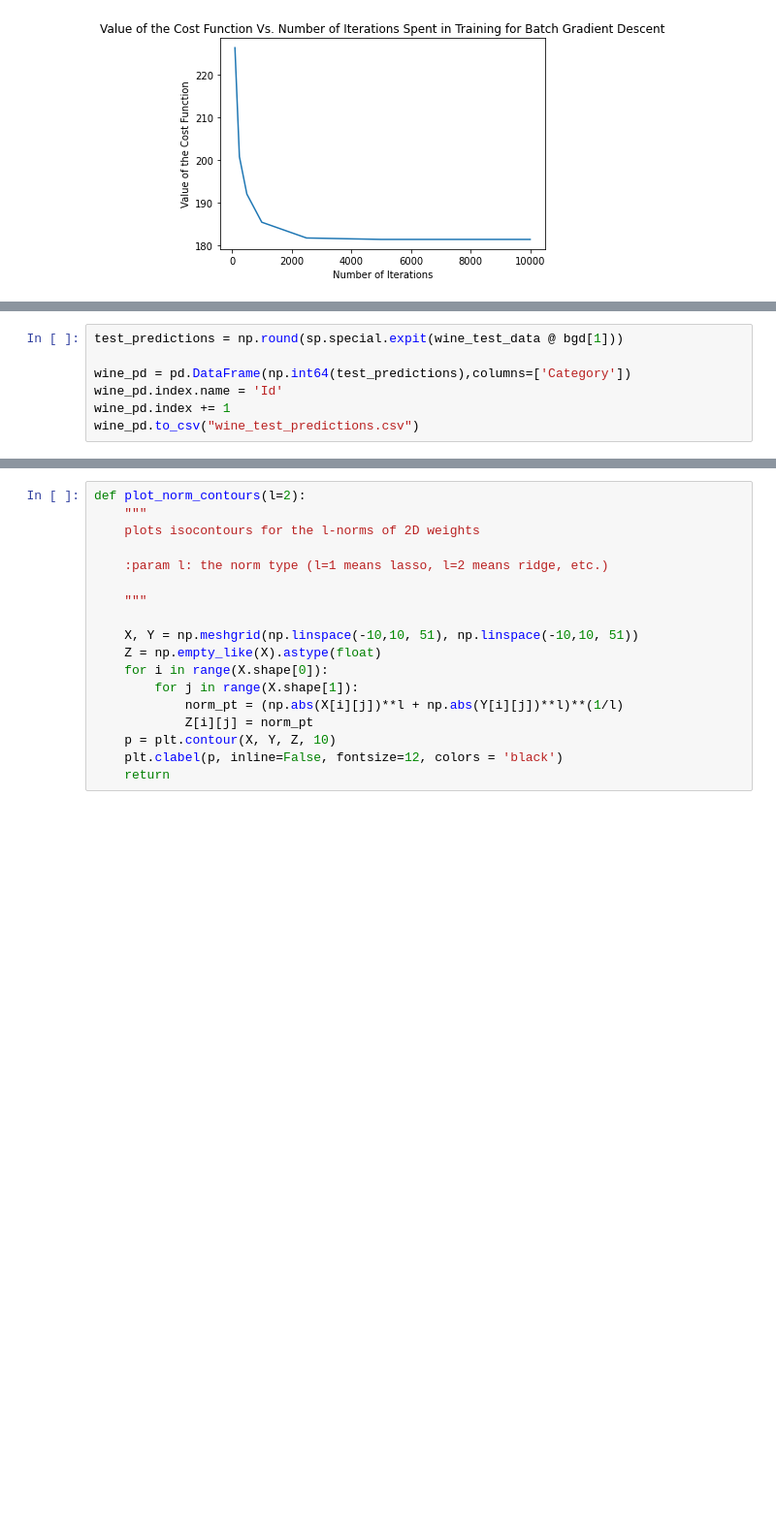
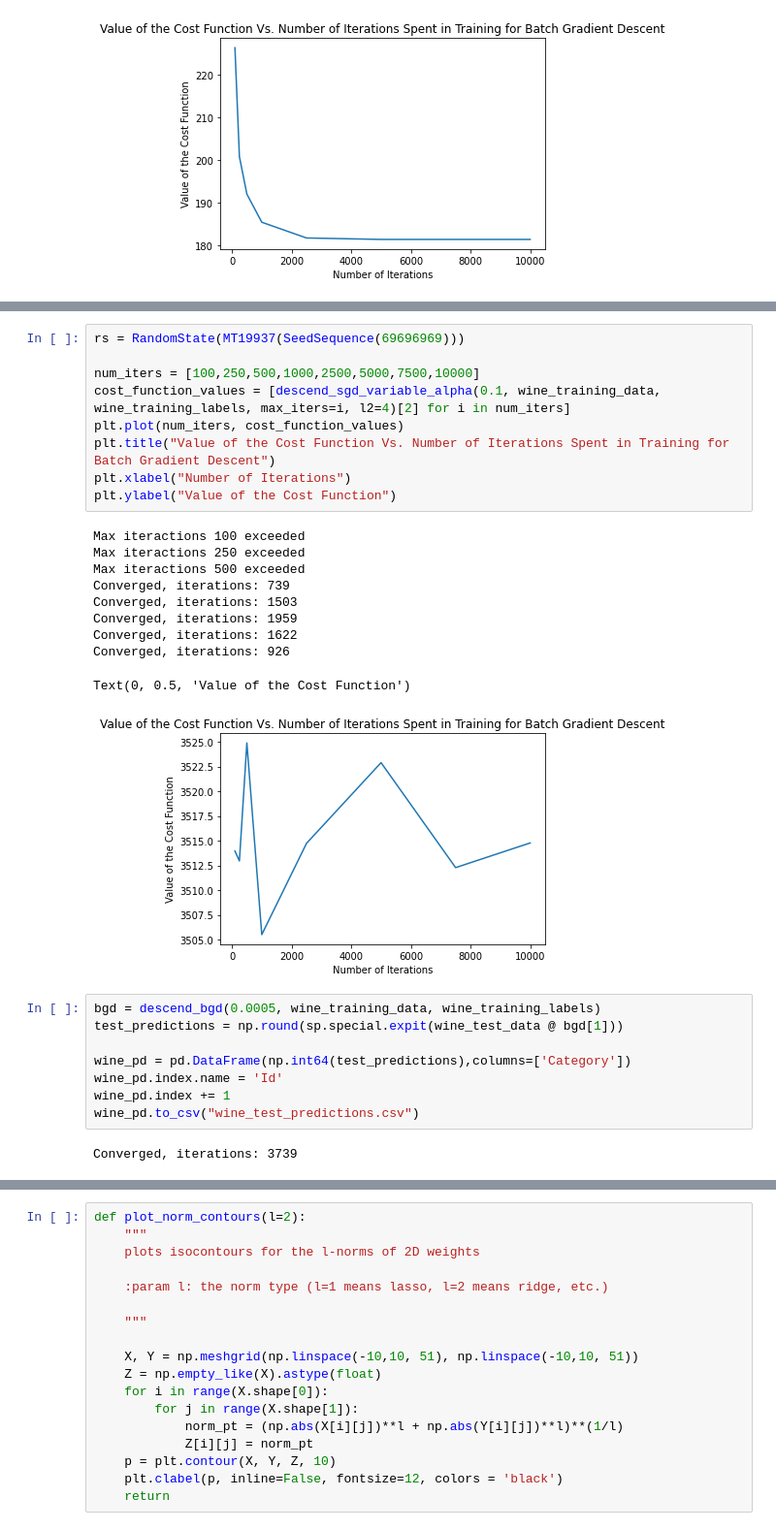
Before and after one commit to daynetran/yggdrasil, a Jupyter notebook: computer_science/upper_div/cs189/homeworks/hw04/hw04_code.ipynb, the cells around one changed output, grey strips where cells are left out. Shown at 97% size. Drawn from its saved outputs; the diff is of its cells as text; blank space fills up the shorter version.

```diff
--- a/computer_science/upper_div/cs189/homeworks/hw04/hw04_code.ipynb
+++ b/computer_science/upper_div/cs189/homeworks/hw04/hw04_code.ipynb
@@ -195,7 +247,30 @@ Text(0, 0.5, 'Value of the Cost Function')
+# %%
+rs = RandomState(MT19937(SeedSequence(69696969)))
+
+num_iters = [100,250,500,1000,2500,5000,7500,10000]
+cost_function_values = [descend_sgd_variable_alpha(0.1, wine_training_data, wine_training_labels, max_iters=i, l2=4)[2] for i in num_iters]
+plt.plot(num_iters, cost_function_values)
+plt.title("Value of the Cost Function Vs. Number of Iterations Spent in Training for Batch Gradient Descent")
+plt.xlabel("Number of Iterations")
+plt.ylabel("Value of the Cost Function")
+# %% [output]
+Max iteractions 100 exceeded
+Max iteractions 250 exceeded
+Max iteractions 500 exceeded
+Converged, iterations: 739
+Converged, iterations: 1503
+Converged, iterations: 1959
+Converged, iterations: 1622
+Converged, iterations: 926
+Text(0, 0.5, 'Value of the Cost Function')
+[figure, added]
 # %%
+bgd = descend_bgd(0.0005, wine_training_data, wine_training_labels)
 test_predictions = np.round(sp.special.expit(wine_test_data @ bgd[1]))
 
 wine_pd = pd.DataFrame(np.int64(test_predictions),columns=['Category'])
 wine_pd.index.name = 'Id'
 wine_pd.index += 1
 wine_pd.to_csv("wine_test_predictions.csv")
+# %% [output]
+Converged, iterations: 3739
```
Also changed, not shown: parts of 12 cells of this notebook, 13 other files.
